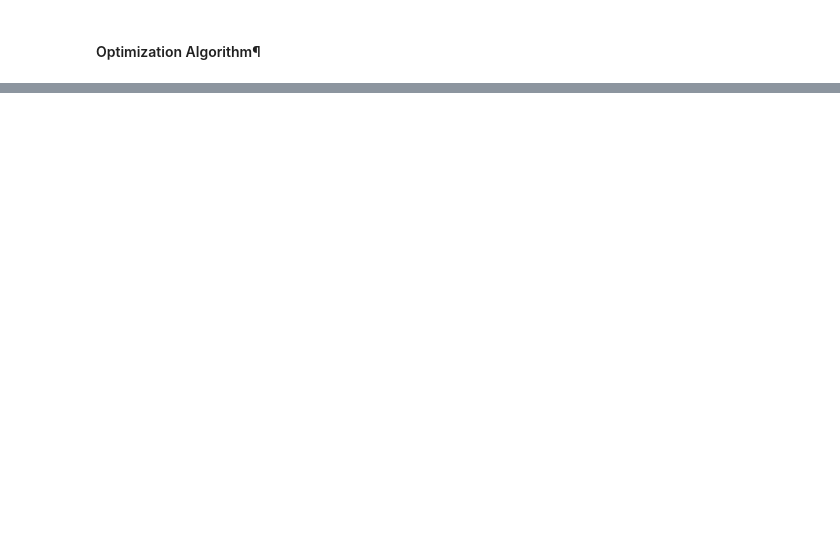
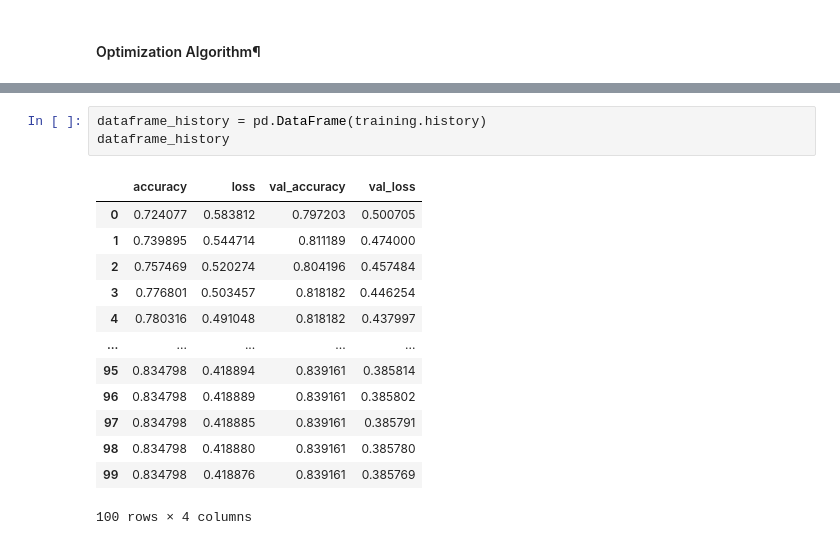
Before and after one commit to depresionTropical/MachineLearning-Class, a Jupyter notebook: 06-ANN/Neural Networks.ipynb, the cells around one changed output, grey strips where cells are left out. Cells and saved outputs as stored; diff of their text form; blank space fills up the shorter version.

```diff
--- a/06-ANN/Neural Networks.ipynb
+++ b/06-ANN/Neural Networks.ipynb
@@ -331,0 +446,17 @@ Check the list of available parameters with `estimator.get_params().keys()`
+# %%
+dataframe_history = pd.DataFrame(training.history)
+dataframe_history
+# %% [output]
+|  | accuracy | loss | val_accuracy | val_loss |
+| 0 | 0.724077 | 0.583812 | 0.797203 | 0.500705 |
+| 1 | 0.739895 | 0.544714 | 0.811189 | 0.474000 |
+| 2 | 0.757469 | 0.520274 | 0.804196 | 0.457484 |
+| 3 | 0.776801 | 0.503457 | 0.818182 | 0.446254 |
+| 4 | 0.780316 | 0.491048 | 0.818182 | 0.437997 |
+| ... | ... | ... | ... | ... |
+| 95 | 0.834798 | 0.418894 | 0.839161 | 0.385814 |
+| 96 | 0.834798 | 0.418889 | 0.839161 | 0.385802 |
+| 97 | 0.834798 | 0.418885 | 0.839161 | 0.385791 |
+| 98 | 0.834798 | 0.418880 | 0.839161 | 0.385780 |
+| 99 | 0.834798 | 0.418876 | 0.839161 | 0.385769 |
+100 rows × 4 columns
```
Also changed, not shown: parts of 31 cells of this notebook, 1 other file.
